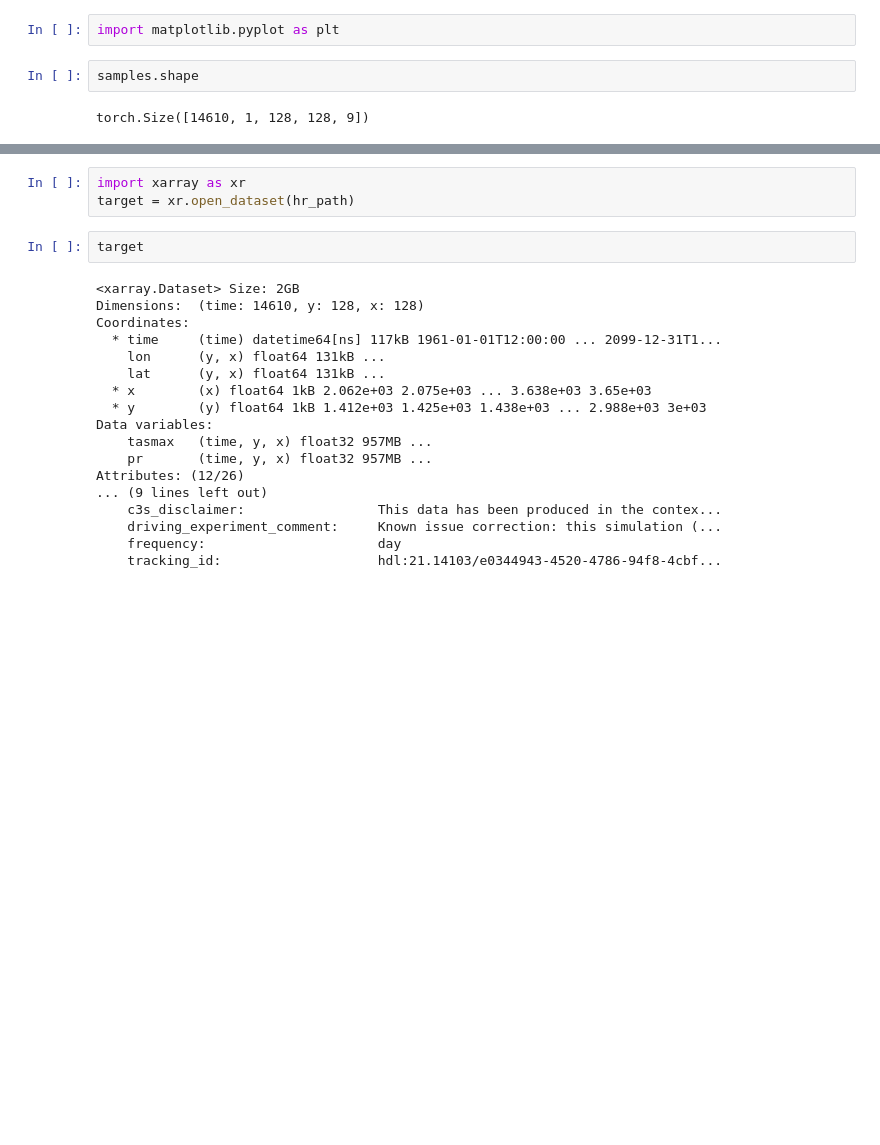
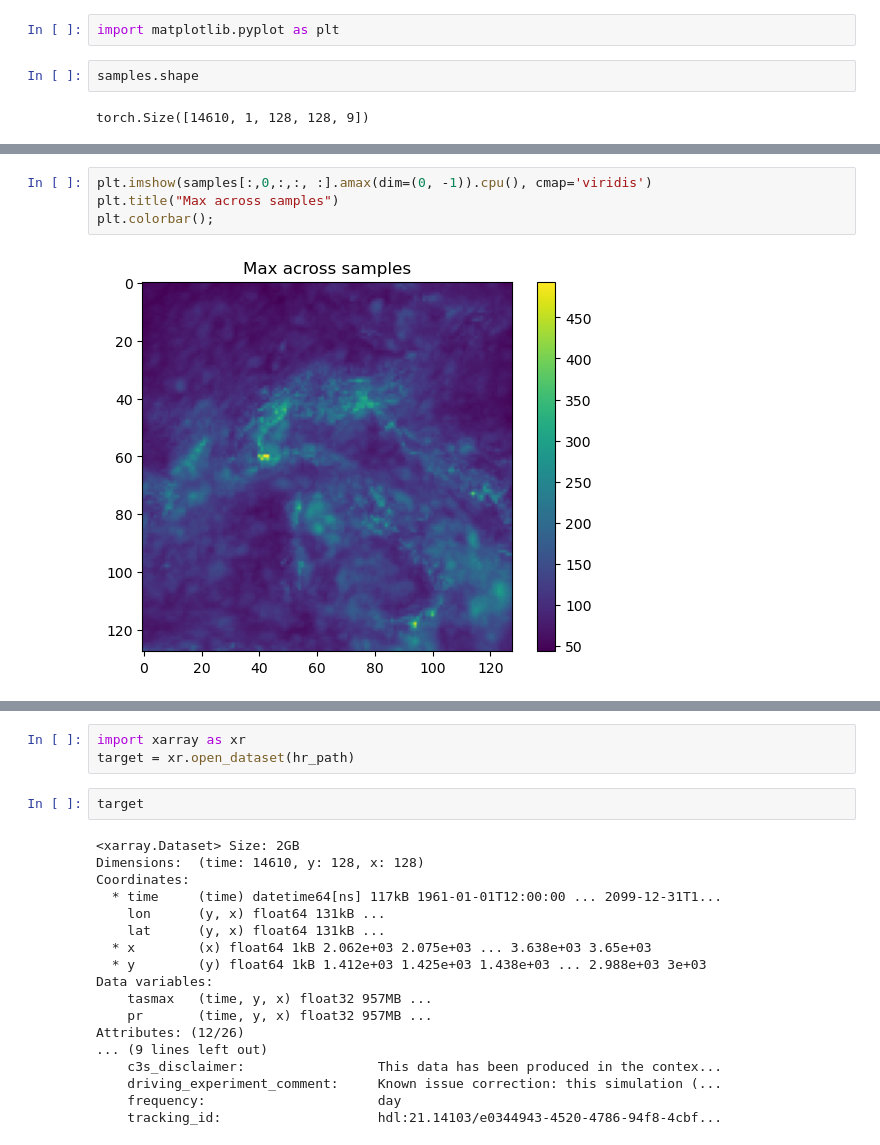
Before and after one commit to m-schillinger/cordexbench, a Jupyter notebook: enscale/eval.ipynb, the cells around one changed output, grey strips where cells are left out. Cells and saved outputs as stored; diff of their text form; blank space fills up the shorter version.

```diff
--- a/enscale/eval.ipynb
+++ b/enscale/eval.ipynb
@@ -17,0 +43,6 @@ plt.colorbar()
+# %%
+plt.imshow(samples[:,0,:,:, :].amax(dim=(0, -1)).cpu(), cmap='viridis')
+plt.title("Max across samples")
+plt.colorbar();
+# %% [output]
+[figure, added]
```
Also changed, not shown: parts of 19 cells of this notebook, 50 other files.
